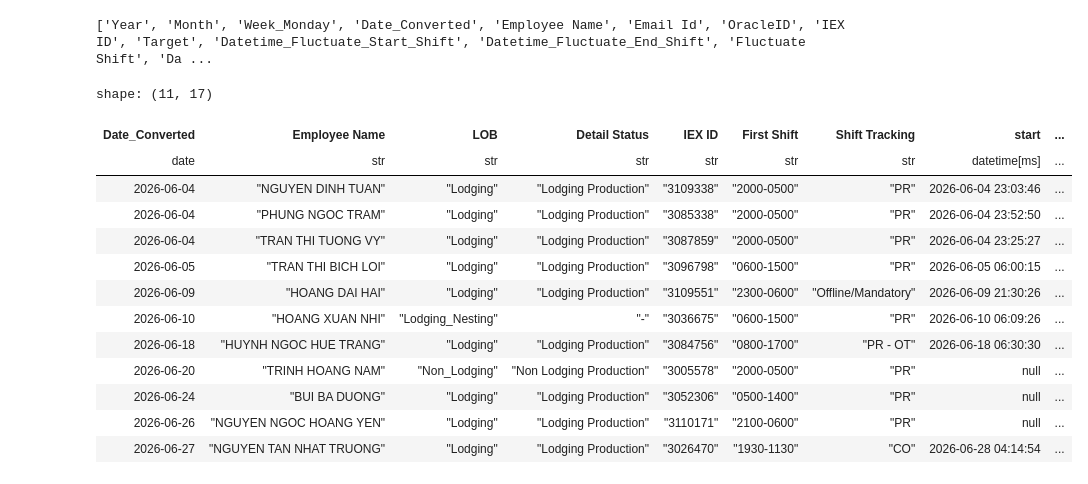
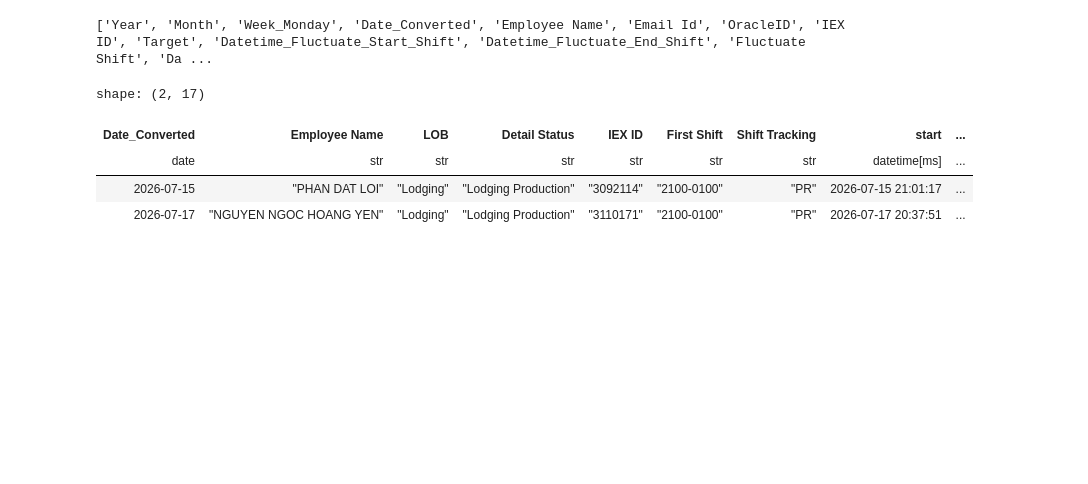
Before and after one commit to NguyenHuuChinh1998/CODE, a Jupyter notebook: Dashboard.ipynb, the cells around one changed output. Drawn from its saved outputs; the diff is of its cells as text; code cells hidden in the pictures; blank space fills up the shorter version.

```diff
--- a/Dashboard.ipynb
+++ b/Dashboard.ipynb
@@ -304,47 +303,38 @@ RTA_REPORT_GENERATE = RTA_REPORT_GENERATE.with_columns([
     ).then(0.0)
     .otherwise(None)
     .alias('hc_present')
 ])
 
 filtered_data = RTA_REPORT_GENERATE.select([
     'Date_Converted', 'Employee Name', 'LOB', 'Detail Status','IEX ID','First Shift','Shift Tracking',
     'start', 'end','Target', 'duration', 'sum_productive','training-idle','Extra Time', 'hc_schedule',
     'hc_actual', 'hc_present'
 ])
 filtered_data = filtered_data.with_columns([
     pl.col('hc_actual').cast(pl.Float64),
     pl.col('hc_present').cast(pl.Float64)
 ])
 
-start_date = '2026-06-01'
-end_date = '2026-07-01'
+start_date = '2026-07-01'
+end_date = '2026-07-18'
 
 start_date_parsed = pl.lit(start_date).str.strptime(pl.Date, format='%Y-%m-%d')
 end_date_parsed = pl.lit(end_date).str.strptime(pl.Date, format='%Y-%m-%d')
 
 sorted_data = filtered_data.sort('Date_Converted')
 filtered_data = sorted_data.filter((pl.col('Date_Converted') >= start_date_parsed) & (pl.col('Date_Converted') <= end_date_parsed))
 
 filtered_data_pd = filtered_data.to_pandas()
 
 filtered_data_1 = filter_shift_discrepancies(filtered_data)
 filtered_data_1
 # %% [output]
 ['Year', 'Month', 'Week_Monday', 'Date_Converted', 'Employee Name', 'Email Id', 'OracleID', 'IEX ID', 'Target', 'Datetime_Fluctuate_Start_Shift', 'Datetime_Fluctuate_End_Shift', 'Fluctuate Shift', 'Da ...
-shape: (11, 17)
+shape: (2, 17)
 | Date_Converted | Employee Name | LOB | Detail Status | IEX ID | First Shift | Shift Tracking | start | ... |
 | date | str | str | str | str | str | str | datetime[ms] | ... |
-| 2026-06-04 | "NGUYEN DINH TUAN" | "Lodging" | "Lodging Production" | "3109338" | "2000-0500" | "PR" | 2026-06-04 23:03:46 | ... |
-| 2026-06-04 | "PHUNG NGOC TRAM" | "Lodging" | "Lodging Production" | "3085338" | "2000-0500" | "PR" | 2026-06-04 23:52:50 | ... |
-| 2026-06-04 | "TRAN THI TUONG VY" | "Lodging" | "Lodging Production" | "3087859" | "2000-0500" | "PR" | 2026-06-04 23:25:27 | ... |
-| 2026-06-05 | "TRAN THI BICH LOI" | "Lodging" | "Lodging Production" | "3096798" | "0600-1500" | "PR" | 2026-06-05 06:00:15 | ... |
-| 2026-06-09 | "HOANG DAI HAI" | "Lodging" | "Lodging Production" | "3109551" | "2300-0600" | "Offline/Mandatory" | 2026-06-09 21:30:26 | ... |
-| 2026-06-10 | "HOANG XUAN NHI" | "Lodging_Nesting" | "-" | "3036675" | "0600-1500" | "PR" | 2026-06-10 06:09:26 | ... |
-| 2026-06-18 | "HUYNH NGOC HUE TRANG" | "Lodging" | "Lodging Production" | "3084756" | "0800-1700" | "PR - OT" | 2026-06-18 06:30:30 | ... |
-| 2026-06-20 | "TRINH HOANG NAM" | "Non_Lodging" | "Non Lodging Production" | "3005578" | "2000-0500" | "PR" | null | ... |
-| 2026-06-24 | "BUI BA DUONG" | "Lodging" | "Lodging Production" | "3052306" | "0500-1400" | "PR" | null | ... |
-| 2026-06-26 | "NGUYEN NGOC HOANG YEN" | "Lodging" | "Lodging Production" | "3110171" | "2100-0600" | "PR" | null | ... |
-| 2026-06-27 | "NGUYEN TAN NHAT TRUONG" | "Lodging" | "Lodging Production" | "3026470" | "1930-1130" | "CO" | 2026-06-28 04:14:54 | ... |
+| 2026-07-15 | "PHAN DAT LOI" | "Lodging" | "Lodging Production" | "3092114" | "2100-0100" | "PR" | 2026-07-15 21:01:17 | ... |
+| 2026-07-17 | "NGUYEN NGOC HOANG YEN" | "Lodging" | "Lodging Production" | "3110171" | "2100-0100" | "PR" | 2026-07-17 20:37:51 | ... |
 # %%
 # ── FILTER IEX_BASE BY filtered_data_1 ───────────────────────────────────────
 
```
Also changed, not shown: parts of 3 cells of this notebook, 24 other files.
